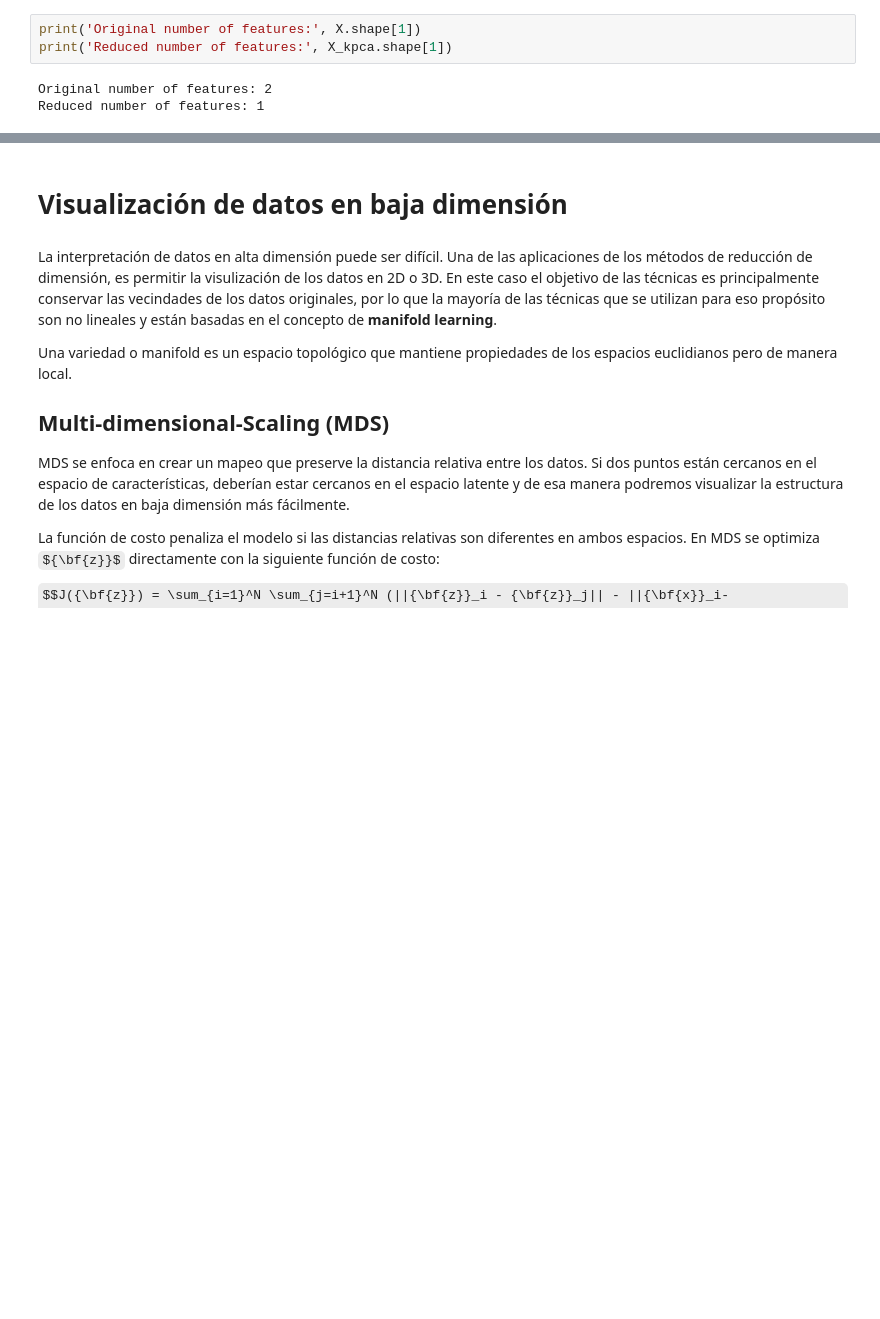
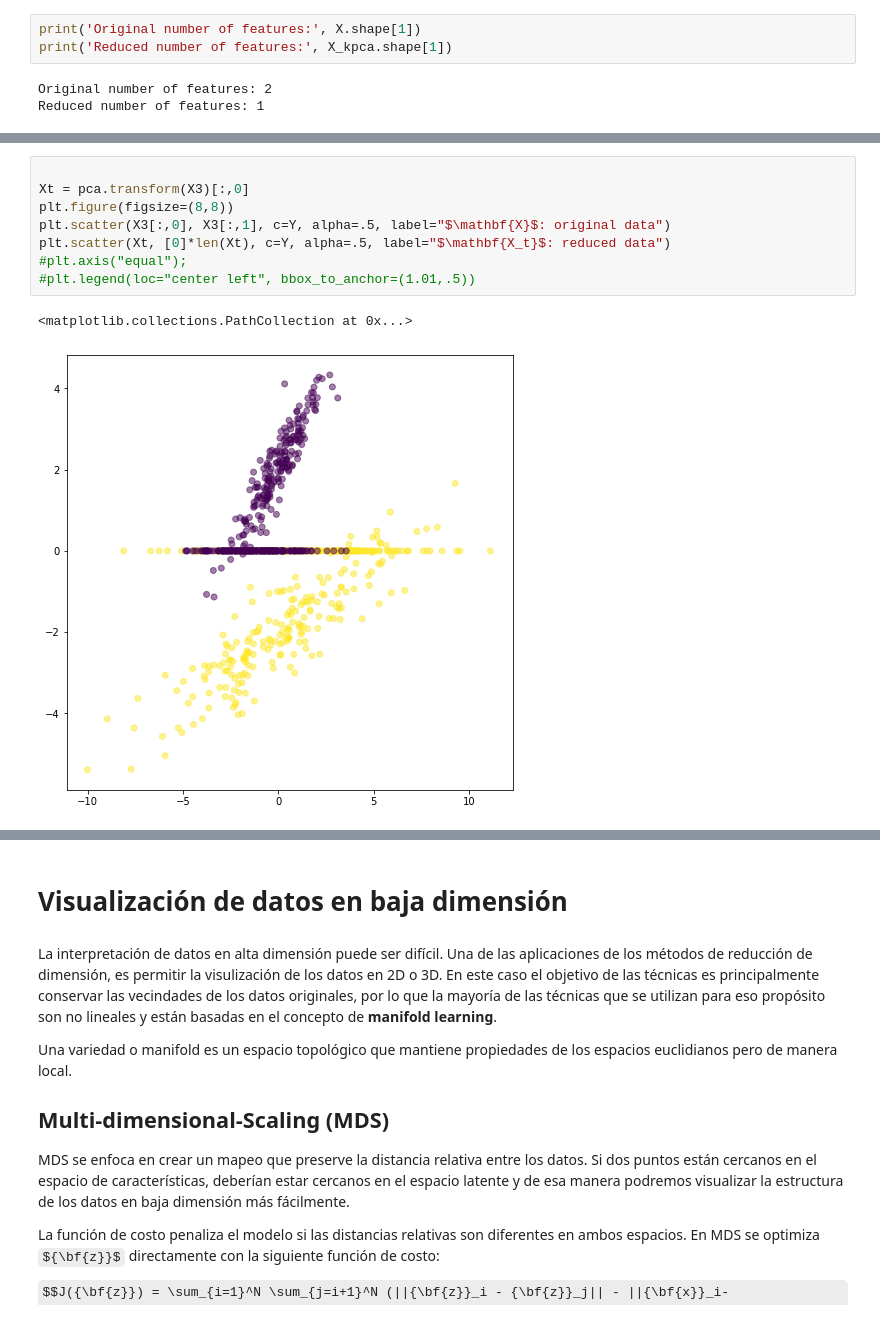
Before and after one commit to jdariasl/DiplomadoEPM_2019, a Jupyter notebook: Modulo2/Modulo2 (26 - Dimensionality Reduction).ipynb, the cells around one changed output, grey strips where cells are left out. Cells and saved outputs as stored; diff of their text form; some formulas as TeX source; blank space fills up the shorter version.

```diff
--- a/Modulo2/Modulo2 (26 - Dimensionality Reduction).ipynb
+++ b/Modulo2/Modulo2 (26 - Dimensionality Reduction).ipynb
@@ -251,0 +281,11 @@ Reduced number of features: 1
+# %%
+
+Xt = pca.transform(X3)[:,0]
+plt.figure(figsize=(8,8))
+plt.scatter(X3[:,0], X3[:,1], c=Y, alpha=.5, label="$\mathbf{X}$: original data")
+plt.scatter(Xt, [0]*len(Xt), c=Y, alpha=.5, label="$\mathbf{X_t}$: reduced data")
+#plt.axis("equal");
+#plt.legend(loc="center left", bbox_to_anchor=(1.01,.5))
+# %% [output]
+<matplotlib.collections.PathCollection at 0x...>
+[figure, added]
```
Also changed, not shown: parts of 10 cells of this notebook, 1 other file.
